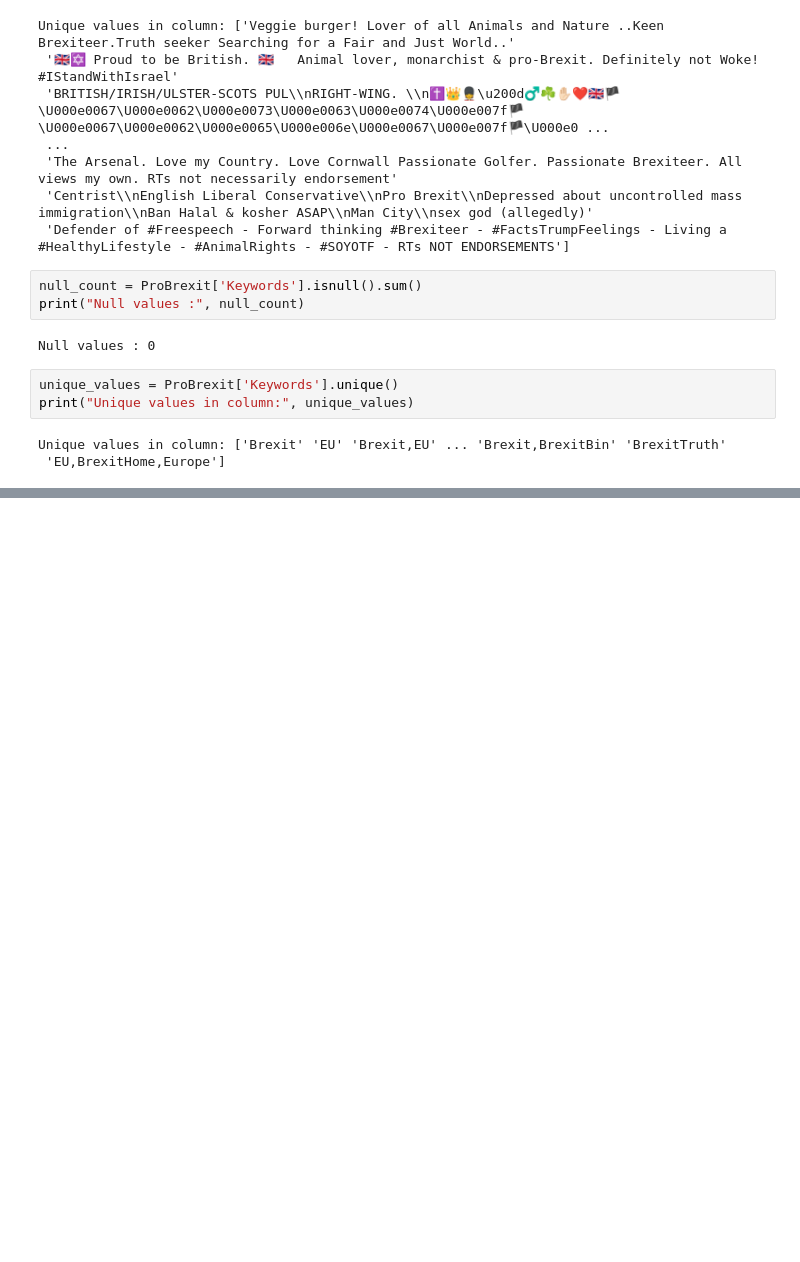
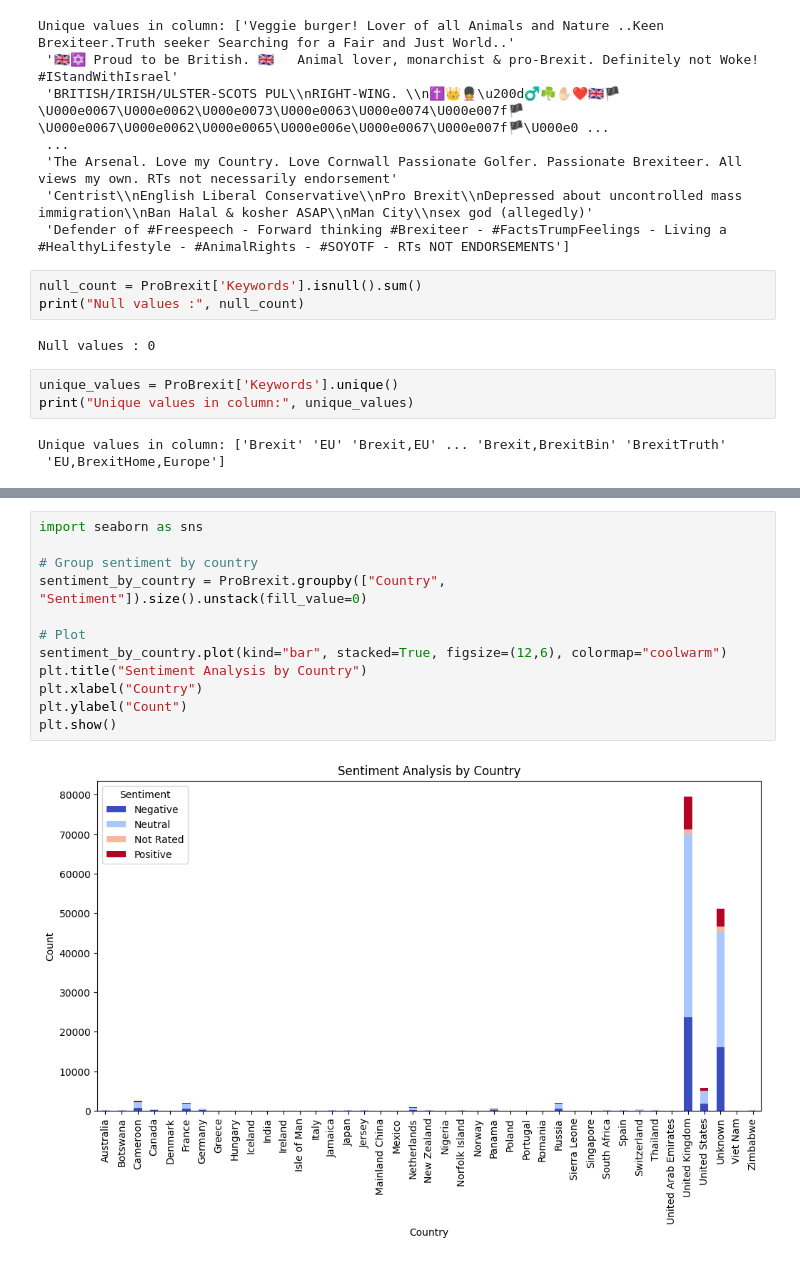
Before and after one commit to samratabduljalil/EDA-of-Pro-and-Anti-brexit-Tweet, a Jupyter notebook: EDA-of-Pro-and-Anti-brexit-Tweets.ipynb, the cells around one changed output, grey strips where cells are left out. Cells and saved outputs as stored; diff of their text form; blank space fills up the shorter version.

```diff
--- a/EDA-of-Pro-and-Anti-brexit-Tweets.ipynb
+++ b/EDA-of-Pro-and-Anti-brexit-Tweets.ipynb
@@ -284,0 +349,14 @@ Unique values in column: ['Brexit' 'EU' 'Brexit,EU' ... 'Brexit,BrexitBin' 'Brex
+# %%
+import seaborn as sns
+
+# Group sentiment by country
+sentiment_by_country = ProBrexit.groupby(["Country", "Sentiment"]).size().unstack(fill_value=0)
+
+# Plot
+sentiment_by_country.plot(kind="bar", stacked=True, figsize=(12,6), colormap="coolwarm")
+plt.title("Sentiment Analysis by Country")
+plt.xlabel("Country")
+plt.ylabel("Count")
+plt.show()
+# %% [output]
+[figure, added]
```
Also changed, not shown: parts of 16 cells of this notebook.
